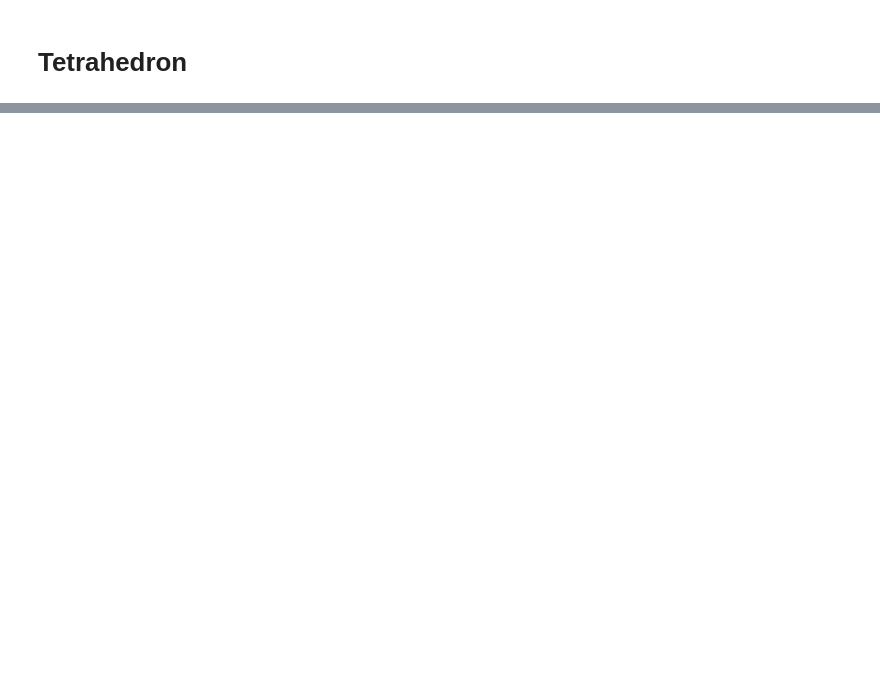
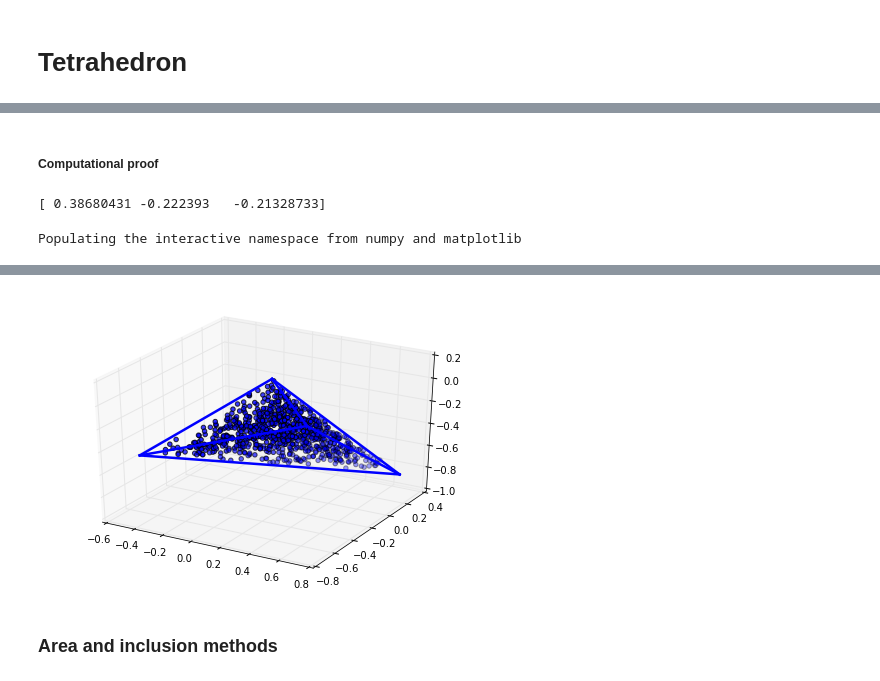
Before and after one commit to jdprada1760/N_Body_Density_Estimator, a Jupyter notebook: CompuMethods/Tetrahedron.ipynb, the cells around one changed output, grey strips where cells are left out. Cells and saved outputs as stored; diff of their text form; code cells hidden in the pictures; blank space fills up the shorter version.

```diff
--- a/CompuMethods/Tetrahedron.ipynb
+++ b/CompuMethods/Tetrahedron.ipynb
@@ -97,0 +118,54 @@ def isIn(a,b,d):
+# %% [markdown]
+##### Computational proof
+# %%
+# Determina un tetraedro al azar
+dim = 3
+tam = 1
+a = tam*(1-2*np.random.random(dim))
+b = tam*(1-2*np.random.random(dim) )
+c = 1-2*np.random.random(dim)
+e = b - a
+f = c - a
+print a
+# %% [output]
+[ 0.38680431 -0.222393   -0.21328733]
+# %%
+n_points = 100000
+# Guarda los puntos que pasan la prueba y los que no (en arrays diferentes)
+pointsIn = []
+#pointsOut = []
+i = 0
+for i in range(n_points):
+    d = tam*(1-2*np.random.random(dim))
+    dp = d-a
+    # Variables que guardan el signo de las componentes
+    l1 = np.sign(np.dot(d,np.cross(a,b)))
+    l2 = np.sign(np.dot(d,np.cross(b,c)))
+    l3 = np.sign(np.dot(d,np.cross(c,a)))
+    m1 = np.sign(np.dot(dp,np.cross(a,e)))
+    m2 = -np.sign(np.dot(dp,np.cross(e,f)))
+    m3 = np.sign(np.dot(dp,np.cross(f,a)))
+    if (m1-m2 == 0) and (m2-m3 == 0) and (l1-l2 == 0) and (l2-l3 == 0):
+        pointsIn.append(d)
+    #else:
+        #pointsOut.append(d)
+
+pointsIn = np.array(pointsIn)
+pointsOut = np.array(pointsOut)
+# %%
+# Grafica 3D
+%pylab inline
+from mpl_toolkits.mplot3d import Axes3D
+fig = pylab.figure()
+ax = Axes3D(fig)
+ax.scatter(pointsIn.T[0],pointsIn.T[1],pointsIn.T[2], c = 'b')
+#ax.scatter(pointsOut.T[0],pointsOut.T[1],pointsOut.T[2], c = 'r')
+ax.plot([0,a[0]],[0,a[1]],[0,a[2]], c = 'b', linewidth = 2.5)
+ax.plot([0,b[0]],[0,b[1]],[0,b[2]], c = 'b', linewidth = 2.5)
+ax.plot([0,c[0]],[0,c[1]],[0,c[2]], c = 'b', linewidth = 2.5)
+ax.plot([a[0],b[0]],[a[1],b[1]],[a[2],b[2]], c = 'b', linewidth = 2.5)
+ax.plot([b[0],c[0]],[b[1],c[1]],[b[2],c[2]], c = 'b', linewidth = 2.5)
+ax.plot([c[0],a[0]],[c[1],a[1]],[c[2],a[2]], c = 'b', linewidth = 2.5)
+pyplot.show()
+# %% [output]
+Populating the interactive namespace from numpy and matplotlib
@@ -97,0 +174,3 @@ def isIn(a,b,d):
+[figure, added]
+# %% [markdown]
+### Area and inclusion methods
```
Also changed, not shown: parts of 12 cells of this notebook.
